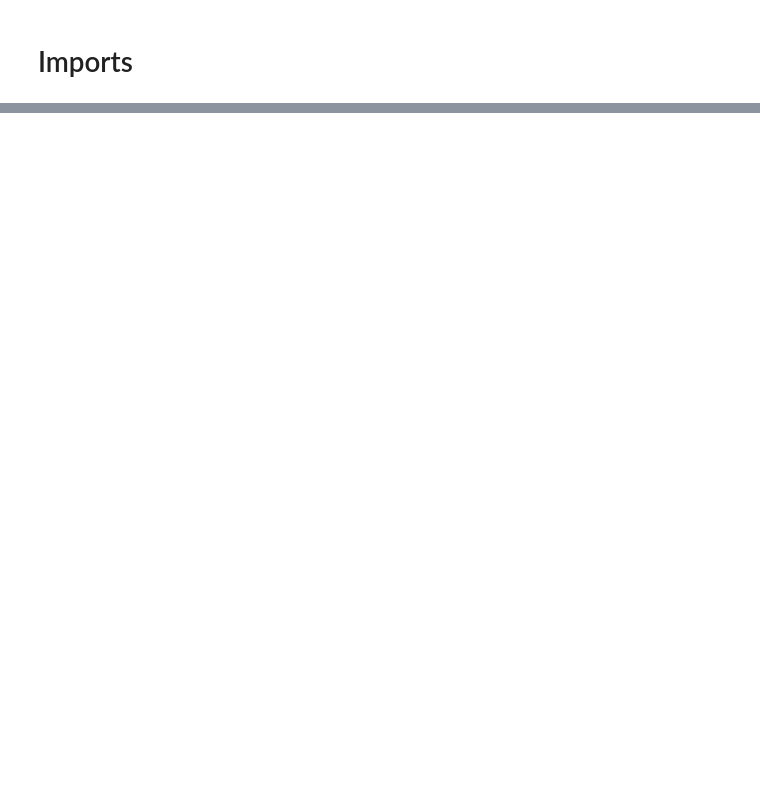
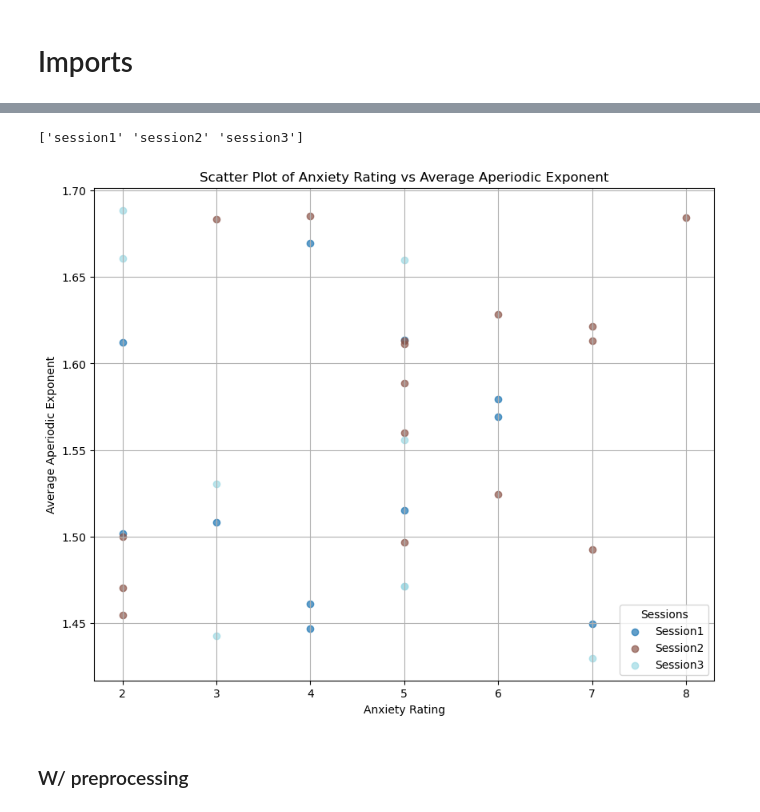
Before and after one commit to jaketear1/testing_learning, a Jupyter notebook: git-test/EMA-anxiety.ipynb, the cells around one changed output, grey strips where cells are left out. Saved outputs shown, nothing was run; the diff lists cells and outputs as text; code cells hidden in the pictures; blank space fills up the shorter version.

```diff
--- a/git-test/EMA-anxiety.ipynb
+++ b/git-test/EMA-anxiety.ipynb
@@ -719,0 +831,36 @@ none
+# %%
+import matplotlib.pyplot as plt
+import matplotlib.cm as cm
+import numpy as np
+
+df = all_results_df
+
+# Ensure the DataFrame has the relevant columns for plotting
+if {"Session ID", "User Input", "Average Aperiodic Exponent"}.issubset(df.columns):
+    # Get unique session IDs and generate unique colors for each session
+    unique_sessions = df["Session ID"].unique()
+    colors = cm.get_cmap('tab20', len(unique_sessions))  # Use a colormap for distinct colors
+    print(unique_sessions)
+    # Plot each session
+    plt.figure(figsize=(10, 8))
+    for idx, session in enumerate(unique_sessions):
+        session_data = df[df["Session ID"] == session]
+        plt.scatter(
+            session_data["User Input"], session_data["Average Aperiodic Exponent"],
+            color=colors(idx), alpha=0.7, label=f"{session.capitalize()}"
+        )
+
+    # Customize the plot
+    plt.title("Scatter Plot of Anxiety Rating vs Average Aperiodic Exponent")
+    plt.xlabel("Anxiety Rating")
+    plt.ylabel("Average Aperiodic Exponent")
+    plt.legend(title="Sessions")
+    plt.grid(True)
+    plt.show()
+else:
+    print("Required columns are missing in the DataFrame.")
+# %% [output]
+['session1' 'session2' 'session3']
+[figure, added]
+# %% [markdown]
+### W/ preprocessing
```
Also changed, not shown: parts of 49 cells of this notebook.
